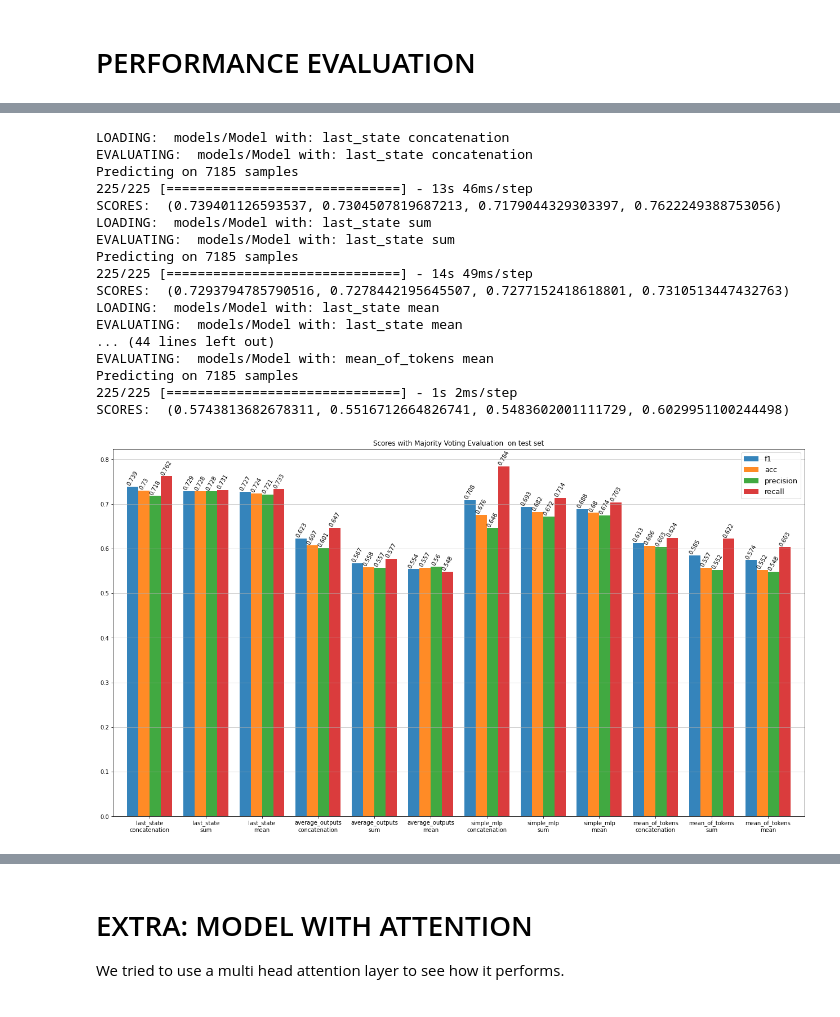
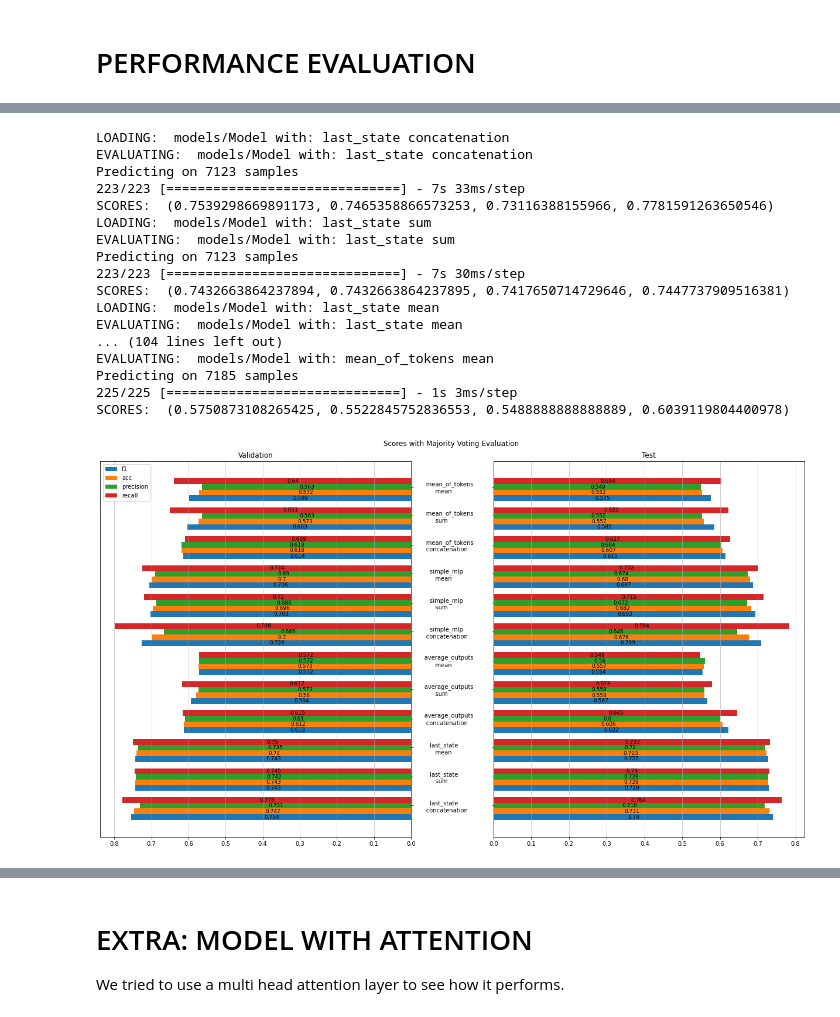
Before and after one commit to NoLogicPlease/fact-checking, a Jupyter notebook: Assignment2FactChecking.ipynb, the cells around one changed output, grey strips where cells are left out. Drawn from its saved outputs; the diff is of its cells as text; code cells hidden in the pictures.

```diff
--- a/Assignment2FactChecking.ipynb
+++ b/Assignment2FactChecking.ipynb
@@ -986,48 +1076,51 @@ def majority_voting(model, x, y_true):
 
     return f1, acc, precision, recall
 # %%
-x, y = next(generator_validation(test,
-                                 v4_val_to_key,
-                                 max_len_claim=max_seq_global_claim,
-                                 max_len_evid=max_seq_global_evid,
-                                 adaptive_seq_batch=False,
-                                 prediction=True))
-
 '''
     evaluate models majority voting
 '''
 
-models = []
-scores = []
-for m_name in model_names:
+# models = []
+scores_val = []
+for i, m_name in enumerate(model_names):
     print("LOADING: ", m_name)
-    models.append(keras.models.load_model(m_name))
+    # models.append(keras.models.load_model(m_name))
 
     print("EVALUATING: ", m_name)
-    scores.append(majority_voting(models[-1], x, y))
-    print("SCORES: ", scores[-1])
+    scores_val.append(majority_voting(models[i], x_val, y_val))
+    print("SCORES: ", scores_val[-1])
+
+# models = []
+scores_test = []
+for i, m_name in enumerate(model_names):
+    print("LOADING: ", m_name)
+    # models.append(keras.models.load_model(m_name))
+
+    print("EVALUATING: ", m_name)
+    scores_test.append(majority_voting(models[i], x_test, y_test))
+    print("SCORES: ", scores_test[-1])
 # %% [output]
 LOADING:  models/Model with: last_state concatenation
 EVALUATING:  models/Model with: last_state concatenation
-Predicting on 7185 samples
-225/225 [==============================] - 13s 46ms/step
-SCORES:  (0.739401126593537, 0.7304507819687213, 0.7179044329303397, 0.7622249388753056)
+Predicting on 7123 samples
+223/223 [==============================] - 7s 33ms/step
+SCORES:  (0.7539298669891173, 0.7465358866573253, 0.73116388155966, 0.7781591263650546)
 LOADING:  models/Model with: last_state sum
 EVALUATING:  models/Model with: last_state sum
-Predicting on 7185 samples
-225/225 [==============================] - 14s 49ms/step
-SCORES:  (0.7293794785790516, 0.7278442195645507, 0.7277152418618801, 0.7310513447432763)
+Predicting on 7123 samples
+223/223 [==============================] - 7s 30ms/step
+SCORES:  (0.7432663864237894, 0.7432663864237895, 0.7417650714729646, 0.7447737909516381)
 LOADING:  models/Model with: last_state mean
 EVALUATING:  models/Model with: last_state mean
-... (44 lines left out)
+... (104 lines left out)
 EVALUATING:  models/Model with: mean_of_tokens mean
 Predicting on 7185 samples
-225/225 [==============================] - 1s 2ms/step
-SCORES:  (0.5743813682678311, 0.5516712664826741, 0.5483602001111729, 0.6029951100244498)
+225/225 [==============================] - 1s 3ms/step
+SCORES:  (0.5750873108265425, 0.5522845752836553, 0.5488888888888889, 0.6039119804400978)
 # %%
-plot_histogram(scores, cosine= False, majority = True)
+plot_histogram(scores_val, scores_test, cosine=False, majority=True)
 # %% [output]
-[figure, old version]
+[figure, new version]
 # %%
 '''
     show performances of models merging with cosine similarity (majority voting)
```
Also changed, not shown: parts of 11 cells of this notebook, 1 other file.
